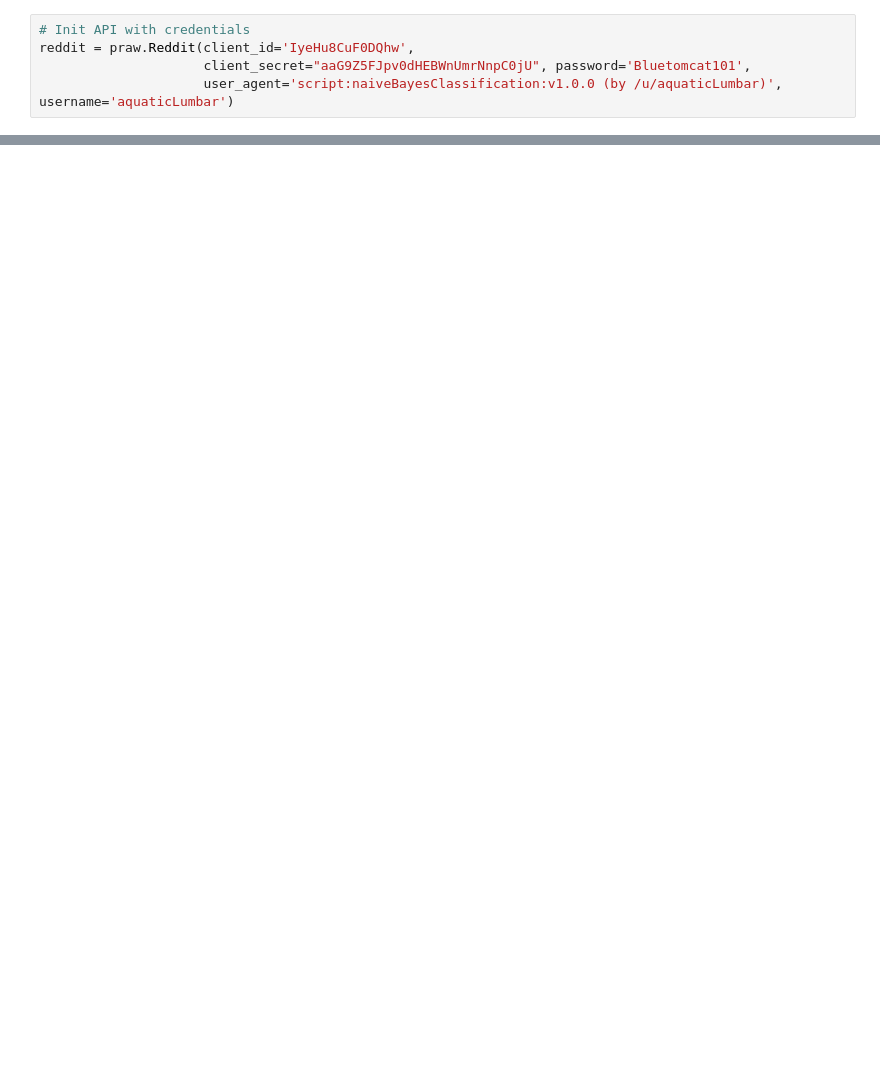
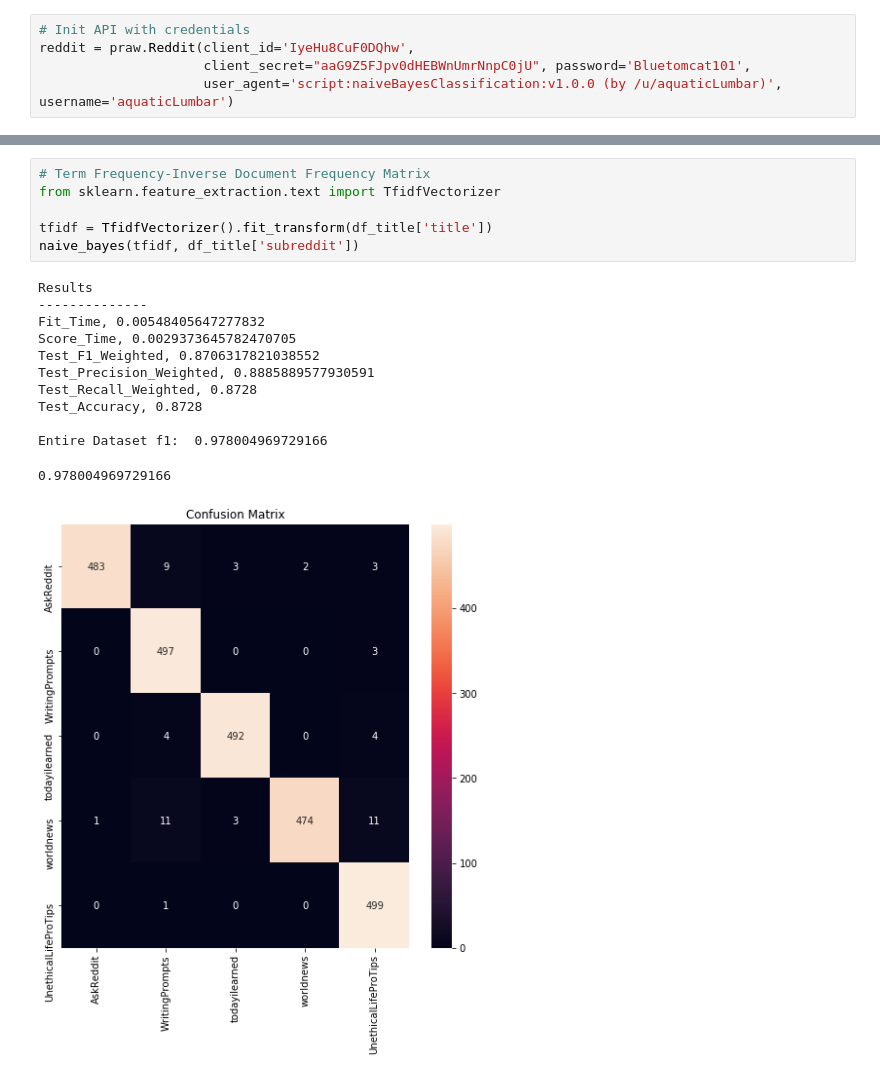
Before and after one commit to zionsteiner/NaiveBayesRedditTitleClassification, a Jupyter notebook: project5_zion.ipynb, the cells around one changed output, grey strips where cells are left out. Saved outputs shown, nothing was run; the diff lists cells and outputs as text; blank space fills up the shorter version.

```diff
--- a/project5_zion.ipynb
+++ b/project5_zion.ipynb
@@ -51,0 +108,19 @@ df_feat = pd.DataFrame(columns=['subreddit', 'title', 'len', ''])
+# %%
+# Term Frequency-Inverse Document Frequency Matrix
+from sklearn.feature_extraction.text import TfidfVectorizer
+
+tfidf = TfidfVectorizer().fit_transform(df_title['title'])
+naive_bayes(tfidf, df_title['subreddit'])
+# %% [output]
+Results
+--------------
+Fit_Time, 0.00548405647277832
+Score_Time, 0.0029373645782470705
+Test_F1_Weighted, 0.8706317821038552
+Test_Precision_Weighted, 0.8885889577930591
+Test_Recall_Weighted, 0.8728
+Test_Accuracy, 0.8728
+
+Entire Dataset f1:  0.978004969729166
+0.978004969729166
+[figure, added]
```
Also changed, not shown: parts of 16 cells of this notebook, 3 other files.
